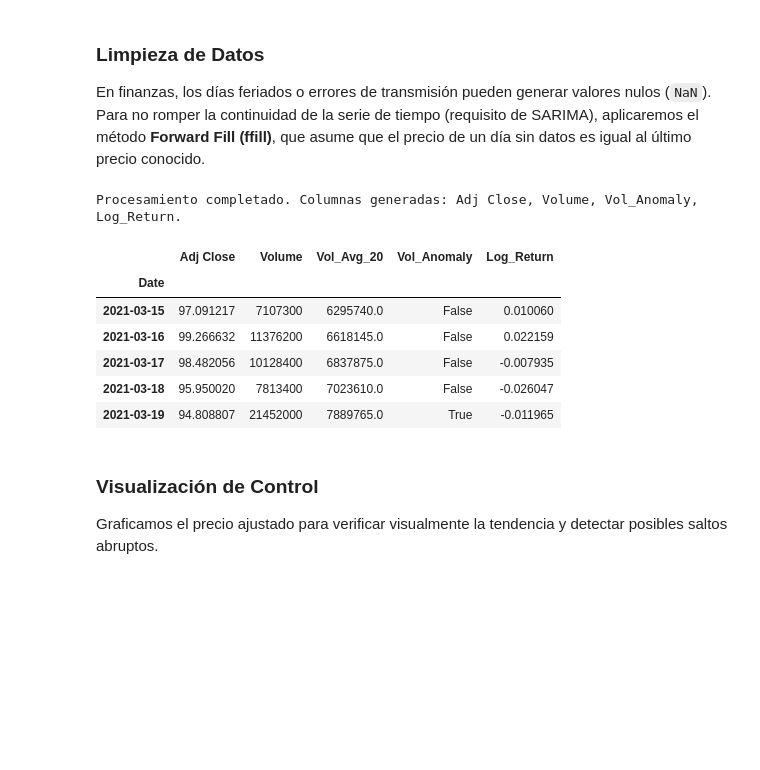
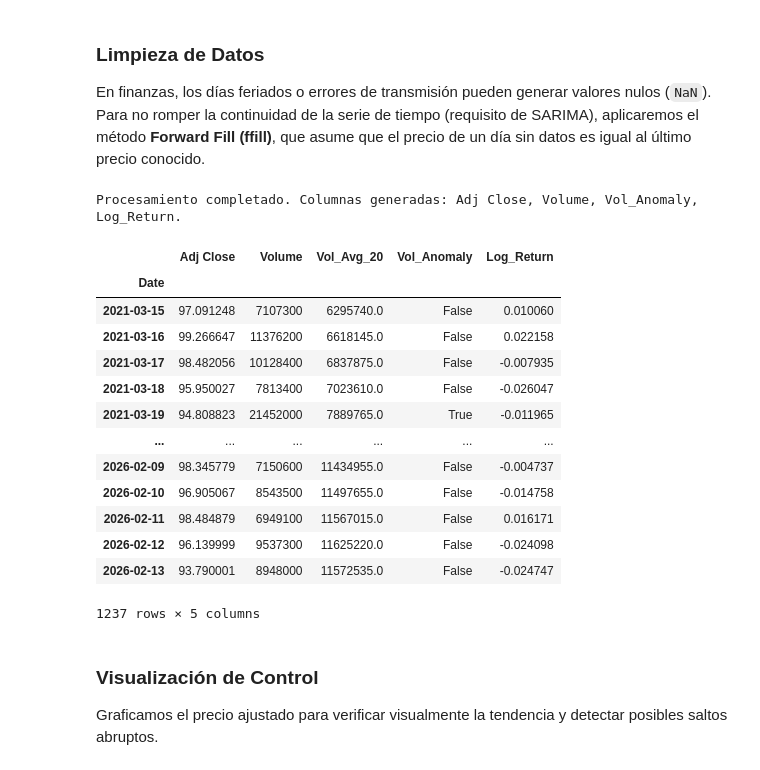
Before and after one commit to franklizenaz/research-time-series-sbux, a Jupyter notebook: notebooks/01_data_acquisition_cleaning.ipynb, the cells around one changed output. Saved outputs shown, nothing was run; the diff lists cells and outputs as text; code cells hidden in the pictures; blank space fills up the shorter version.

```diff
--- a/notebooks/01_data_acquisition_cleaning.ipynb
+++ b/notebooks/01_data_acquisition_cleaning.ipynb
@@ -48,30 +48,37 @@ En finanzas, los días feriados o errores de transmisión pueden generar valores
 # %%
 # 1. Seleccionar columnas y limpiar
 df = df_raw[['Adj Close', 'Volume']].copy()
 df.columns = ['Adj Close', 'Volume']
 df = df.ffill()
 
 # 2. Detectar anomalías de volumen (Umbral: 2x la media de 20 días)
 df['Vol_Avg_20'] = df['Volume'].rolling(window=20).mean()
 df['Vol_Anomaly'] = df['Volume'] > (df['Vol_Avg_20'] * 2)
 
 # 3. Calcular Retorno Logarítmico (para análisis de estacionariedad futuro)
 df['Log_Return'] = np.log(df['Adj Close'] / df['Adj Close'].shift(1))
 
 # Eliminar el primer valor NaN resultante del cálculo de retorno
 df = df.dropna()
 
 print("Procesamiento completado. Columnas generadas: Adj Close, Volume, Vol_Anomaly, Log_Return.")
-df.head()
+df
 # %% [output]
 Procesamiento completado. Columnas generadas: Adj Close, Volume, Vol_Anomaly, Log_Return.
 |  | Adj Close | Volume | Vol_Avg_20 | Vol_Anomaly | Log_Return |
 | Date |  |  |  |  |  |
-| 2021-03-15 | 97.091217 | 7107300 | 6295740.0 | False | 0.010060 |
-| 2021-03-16 | 99.266632 | 11376200 | 6618145.0 | False | 0.022159 |
+| 2021-03-15 | 97.091248 | 7107300 | 6295740.0 | False | 0.010060 |
+| 2021-03-16 | 99.266647 | 11376200 | 6618145.0 | False | 0.022158 |
 | 2021-03-17 | 98.482056 | 10128400 | 6837875.0 | False | -0.007935 |
-| 2021-03-18 | 95.950020 | 7813400 | 7023610.0 | False | -0.026047 |
-| 2021-03-19 | 94.808807 | 21452000 | 7889765.0 | True | -0.011965 |
+| 2021-03-18 | 95.950027 | 7813400 | 7023610.0 | False | -0.026047 |
+| 2021-03-19 | 94.808823 | 21452000 | 7889765.0 | True | -0.011965 |
+| ... | ... | ... | ... | ... | ... |
+| 2026-02-09 | 98.345779 | 7150600 | 11434955.0 | False | -0.004737 |
+| 2026-02-10 | 96.905067 | 8543500 | 11497655.0 | False | -0.014758 |
+| 2026-02-11 | 98.484879 | 6949100 | 11567015.0 | False | 0.016171 |
+| 2026-02-12 | 96.139999 | 9537300 | 11625220.0 | False | -0.024098 |
+| 2026-02-13 | 93.790001 | 8948000 | 11572535.0 | False | -0.024747 |
+1237 rows × 5 columns
 # %% [markdown]
 ### Visualización de Control
 Graficamos el precio ajustado para verificar visualmente la tendencia y detectar posibles saltos abruptos.
```
Also changed, not shown: parts of 1 cell of this notebook, 10 other files.
